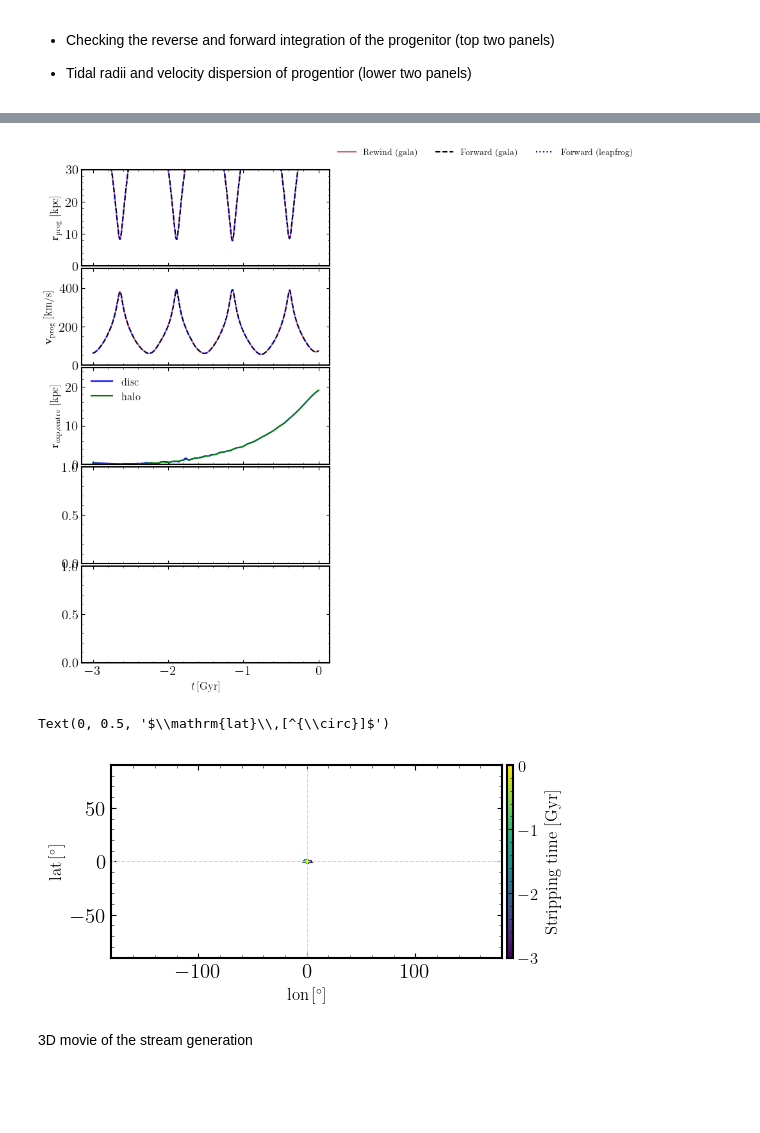
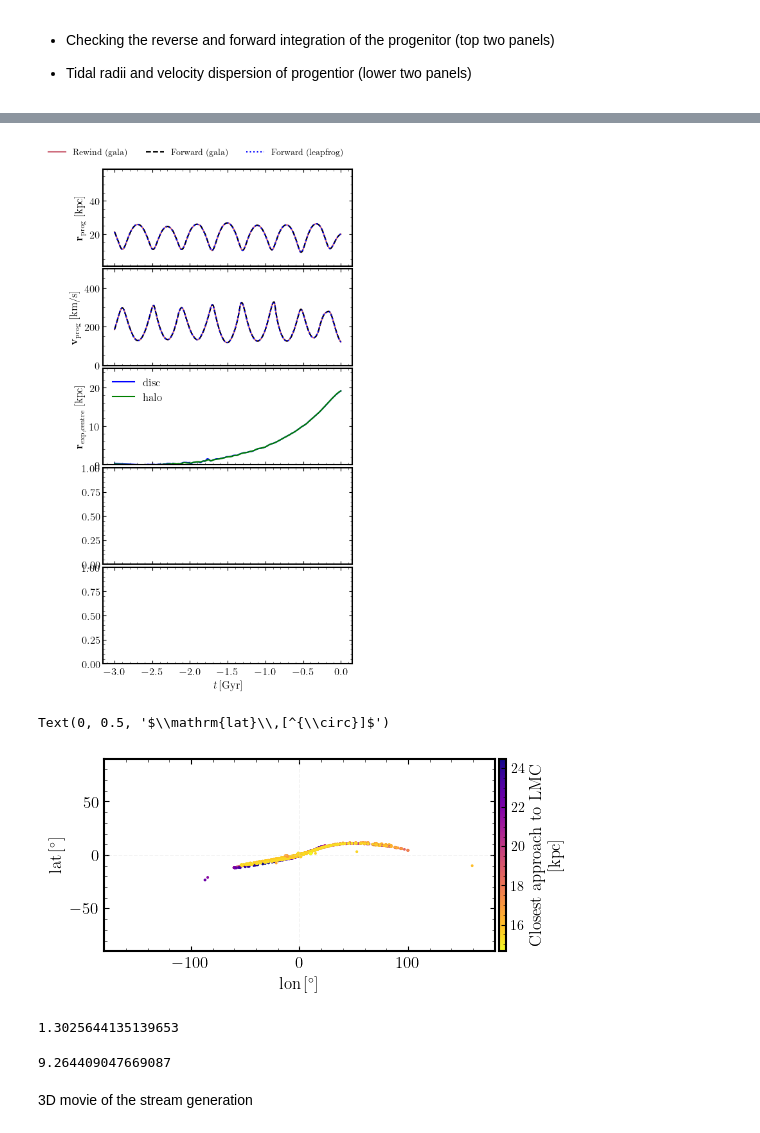
Before and after one commit to dc-broo3/oceanus, a Jupyter notebook: analysis/test-streamgen.ipynb, the cells around one changed output, grey strips where cells are left out. Drawn from its saved outputs; the diff is of its cells as text; code cells hidden in the pictures; blank space fills up the shorter version.

```diff
--- a/analysis/test-streamgen.ipynb
+++ b/analysis/test-streamgen.ipynb
@@ -259,11 +260,11 @@ def gala_F(t, w, mwdflag, mwhflag, lmcflag):
     t = t / 1e3  # Myr -> Gyr
     x0 = np.array(Model.expansion_centres(t))
     # disk
-    acc_disk = Model.mwd_fields(t, *(w[:3, :] - x0[:3, None]), mwdharmonicflag=mwdflag)[:, :3]
-
+    # acc_disk = Model.mwd_fields(t, *(w[:3, :] - x0[:3, None]), mwdharmonicflag=mwdflag)[:, :3]
+    MiyamotoNagai = gp.MiyamotoNagaiPotential(6.8e10*u.Msun, 3*u.kpc, 0.28*u.kpc, units=galactic, origin=x0[:3])
+    acc_disk = MiyamotoNagai.acceleration(w[:3, :] - x0[:3, None]).to((u.km**2/(u.s**2*u.kpc))).value.T
     # halo
     acc_halo = Model.mwhalo_fields(t, *(w[:3] - x0[3:6, None]), mwhharmonicflag=mwhflag)[:, :3]
-
     # lmc
     acc_lmc = Model.lmc_fields(t, *(w[:3] - x0[6:9, None]), lmcharmonicflag=lmcflag)[:, :3]
 
@@ -290,7 +291,7 @@ def gala_rewind(Tbegin, Tend, dt, w, mwdflag, mwhflag, lmcflag):
     w0 = gd.PhaseSpacePosition(pos=w.xyz + mwd_x0,
                                vel=(w.v_xyz.to(u.km/u.s) + mwd_v0).to(u.kpc/u.Myr) )
     orbit = integrator.run(w0, dt=-dt*u.Myr, t1=Tend*u.Gyr, t2=Tbegin*u.Gyr)
-    print(orbit.pericenter(), orbit.apocenter())
+    # print(orbit.pericenter(), orbit.apocenter())
     # orbit_no_corr = gd.Orbit(pos=orbit.xyz,vel=orbit.v_xyz,t=orbit.t)
     # orbit_no_corr.plot();
 
@@ -366,3 +384,15 @@ def energies_angmom(t, xs, vs, mwdflag, mwhflag, lmcflag):
+# %%
+def orbpole(xs,vs):
+    uu = np.cross(xs, vs, axis=1)
+    uumag = np.linalg.norm(uu, axis=1)
+    u = uu.T/uumag
+    b = np.arcsin(u[2])
+    sinl = u[1]/np.cos(b)
+    cosl = u[0]/np.cos(b)
+    ll = np.arctan2(sinl, cosl)
+    gl = np.degrees(ll)
+    gb = np.degrees(b)
+    return gl, gb
 # %%
 def lagrange_cloud_strip_adT(params):
 
@@ -657,5 +705,5 @@ def readparams(paramfile):
 # %%
-file = "../ics/full-mwh-full-mwd-full-lmc/param_1000.yaml"
+file = "../ics/full-mwh-full-mwd-full-lmc/param_4.yaml"
 # file = "../ics/param-files/gd1/static-mw.yaml"
 params = readparams(file)
 params
@@ -678,6 +729,6 @@ params
  False,
  False]
 # %%
-xs,vs,ts, prog_rewind_orbit,xs_myleap, vs_myleap, ts2, E, L, Lz, sigma_v = lagrange_cloud_strip_adT(params)
+xs, vs, ts, prog_rewind_orbit, xs_myleap, vs_myleap, ts2, E, L, Lz, sigma_v, lmc_sep = lagrange_cloud_strip_adT(params)
 # %% [output]
 rewinding progenitor...
@@ -716,7 +770,7 @@ plt.sca(ax[0])
 plt.plot(prog_rewind_orbit[2], np.linalg.norm(prog_rewind_orbit[0].T,axis=1).value, label='Rewind (gala)')
 plt.plot(ts, np.linalg.norm(xs.T, axis=1), ls='--',label='Forward (gala)',c='k')
 plt.plot(plot_ts, np.linalg.norm(progxs, axis=1), ls='dotted',label='Forward (leapfrog)',c='b')
-plt.ylim(0,30)
+plt.ylim(1,59)
 
 plt.legend(ncol=3, frameon=False, fontsize=10, bbox_to_anchor=(1., 1.3))
 plt.ylabel('$\mathbf{r}_{\mathrm{prog}}$ [kpc]')
@@ -729,34 +783,34 @@ plt.ylim(0,500)
 
 plt.xlabel('$t$ [Gyr]')
 plt.ylabel('$\mathbf{v}_{\mathrm{prog}}$ [km/s]')
 
 plt.sca(ax[2])
 plt.plot(prog_rewind_orbit[-1], np.linalg.norm(mwd_centers,axis=1), label='disc', c='b')
 plt.plot(prog_rewind_orbit[-1], np.linalg.norm(mwh_centers,axis=1), label='halo', c='g')
 # plt.plot(prog_rewind_orbit[-1], np.linalg.norm(lmc_centers,axis=1), label='lmc', c='r')
 plt.ylim(0,25)
 plt.ylabel(r'$\mathbf{r}_{\mathrm{exp,centre}}$ [kpc]')
 plt.legend(frameon=False)
 
 # plt.sca(ax[3])
 # plt.plot(plot_ts, tidal_radii, marker="o",c='k',ls="none",alpha=0.5,mew=0,ms=1.5,)
 # plt.ylim(0,5*np.median(tidal_radii))
 # plt.ylabel(r'$r_{t}\,[\mathrm{kpc}]$')
 
 plt.sca(ax[4])
 # plt.plot(plot_ts,sigma_vs, marker="o",c='k',ls="none",alpha=0.5,mew=0, ms=1.5,)
 # plt.hlines((((G.to(u.kpc*(u.km/u.s)**2/u.Msun)*31497.51414563594*u.Msun) / (np.median(tidal_radii)*u.kpc)).value)**0.5,
 #            -6,0,color='r', label=r'$\sqrt{GM_{prog}/\bar{r_t}}$')
 # plt.xlim(-5.1,0.1)
 plt.xlabel(r'$t\,[\mathrm{Gyr}]$')
 # plt.ylabel(r'$\sigma_{v}\,[\mathrm{km}\,\mathrm{s}^{-1}]$')
 # plt.legend(frameon=False, fontsize=10)
 
 plt.show()
 
 # # plt.savefig('figures/example-fullexps-NOdisc')
 # %% [output]
-[figure, old version]
+[figure, new version]
 # %%
 t_idx = -1
 
@@ -790,14 +844,19 @@ stream_sph = stream_rot.spherical
 ### Plot the streams
 #-------------------------------------------------------------------------------------
 
-ax.hlines(0, -200, 200, ls='dashed', color='lightgrey', lw=0.7)
-ax.vlines(0, -200, 200, ls='dashed', color='lightgrey', lw=0.7)
-plot=plt.scatter(stream_sph.lon.wrap_at(180*u.deg).degree, stream_sph.lat.degree, s=.1 , c=start_times, cmap = 'viridis',rasterized=True)
+ax.hlines(0, -200, 200, ls='dashed', color='lightgrey', lw=0.7, alpha=.25)
+ax.vlines(0, -200, 200, ls='dashed', color='lightgrey', lw=0.7, alpha=.25)
+
+lons = stream_sph.lon.wrap_at(180*u.deg).degree
+lats =  stream_sph.lat.degree
+
+plot=plt.scatter(lons, lats, s=1 , c=lmc_sep[:-1], cmap = 'plasma_r',rasterized=True)
 # ax.scatter(prog_sph.lon.wrap_at(180*u.deg).degree, prog_sph.lat.degree, s=100, edgecolors='k', facecolor='orange',marker='*', label='Prog.', rasterized=True)
 
 cb = fig.colorbar(plot,  ax=ax, location='right', aspect=30, pad=0.01)
-cb.set_label('Stripping time [Gyr]')
-cb.ax.tick_params(labelsize=12)
+# cb.set_label('Stripping time [Gyr]')
+cb.set_label('Closest approach to LMC \n [kpc]')
+cb.ax.tick_params(labelsize=10)
 
 ax.set_xlim(-180,180)
 ax.set_ylim(-90,90)
@@ -805,4 +864,4 @@ ax.set_xlabel(r'$\mathrm{lon}\,[^{\circ}]$')
 ax.set_ylabel(r'$\mathrm{lat}\,[^{\circ}]$')
 # %% [output]
 Text(0, 0.5, '$\\mathrm{lat}\\,[^{\\circ}]$')
-[figure, old version]
+[figure, new version]
@@ -809,3 +890,11 @@ Text(0, 0.5, '$\\mathrm{lat}\\,[^{\\circ}]$')
+# %%
+local_veldis(lons, vs_myleap[-1])
+# %% [output]
+1.3025644135139653
+# %%
+np.nanstd(np.linalg.norm(vs_myleap[-1],axis=1))
+# %% [output]
+9.264409047669087
 # %% [markdown]
 3D movie of the stream generation
 # %%
```
Also changed, not shown: parts of 12 cells of this notebook, 4 other files.
